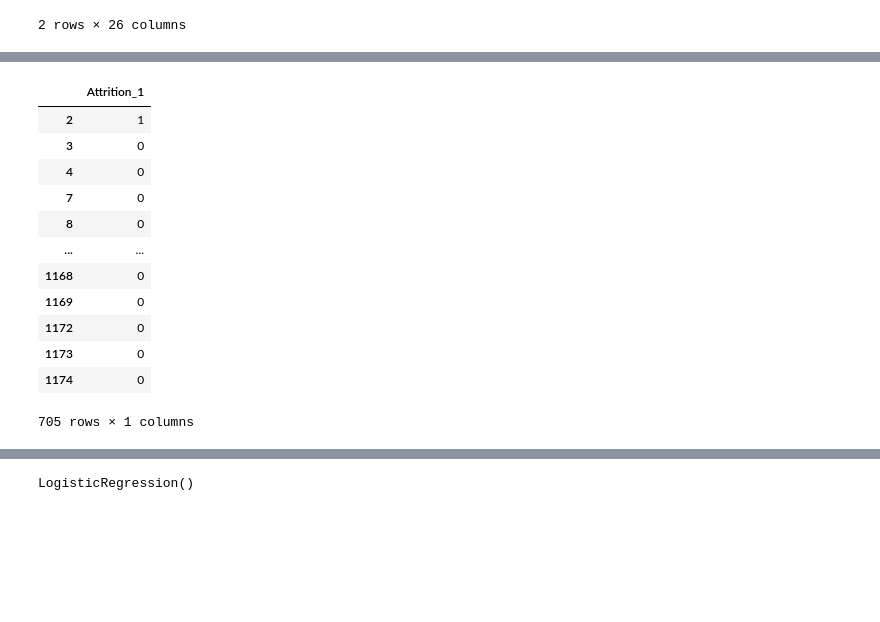
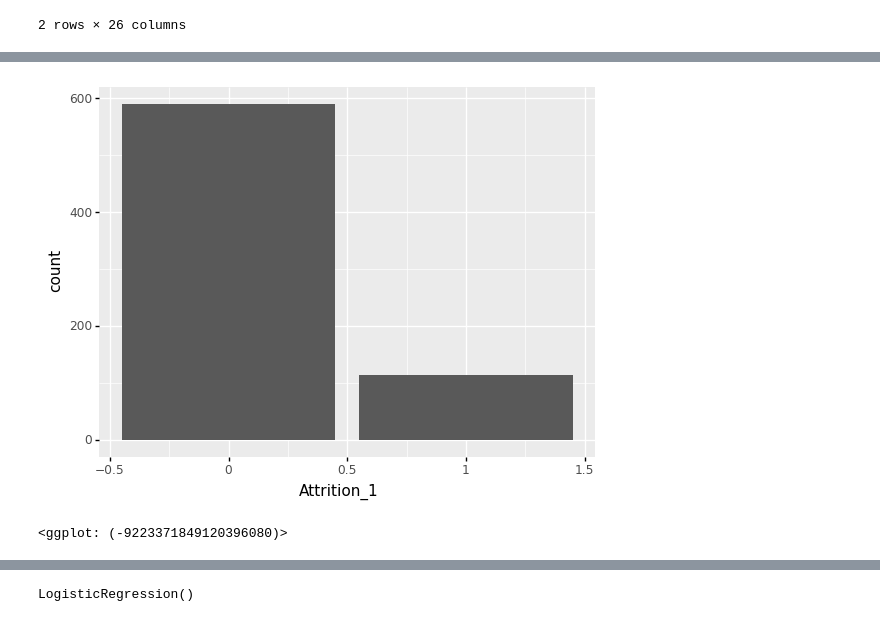
Before and after one commit to cchuang1024/nccu-data-mining, a Jupyter notebook: HW2.ipynb, the cells around one changed output, grey strips where cells are left out. Saved outputs shown, nothing was run; the diff lists cells and outputs as text; code cells hidden in the pictures; blank space fills up the shorter version.

```diff
--- a/HW2.ipynb
+++ b/HW2.ipynb
@@ -247,18 +249,6 @@ Index(['Age', 'Attrition', 'BusinessTravel', 'Department', 'DistanceFromHome',
       dtype='object')
 # %%
-Y = splitted['training'][['Attrition_1']]
-Y
+draw_single_feature(splitted['training'], 'Attrition_1')
 # %% [output]
-|  | Attrition_1 |
-| 2 | 1 |
-| 3 | 0 |
-| 4 | 0 |
-| 7 | 0 |
-| 8 | 0 |
-| ... | ... |
-| 1168 | 0 |
-| 1169 | 0 |
-| 1172 | 0 |
-| 1173 | 0 |
-| 1174 | 0 |
+[figure, added]
-705 rows × 1 columns
+<ggplot: (-9223371849120396080)>
```
Also changed, not shown: parts of 15 cells of this notebook.
